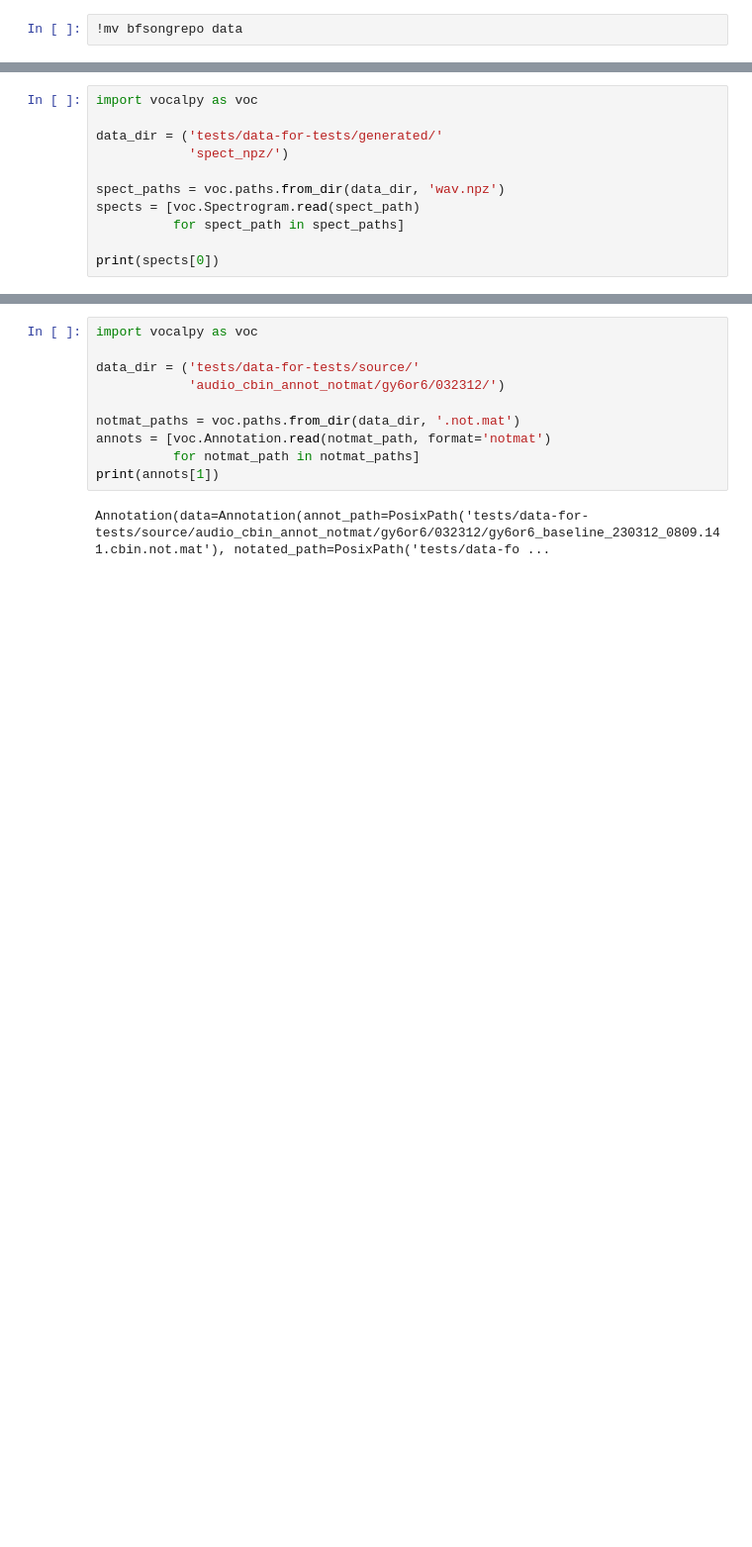
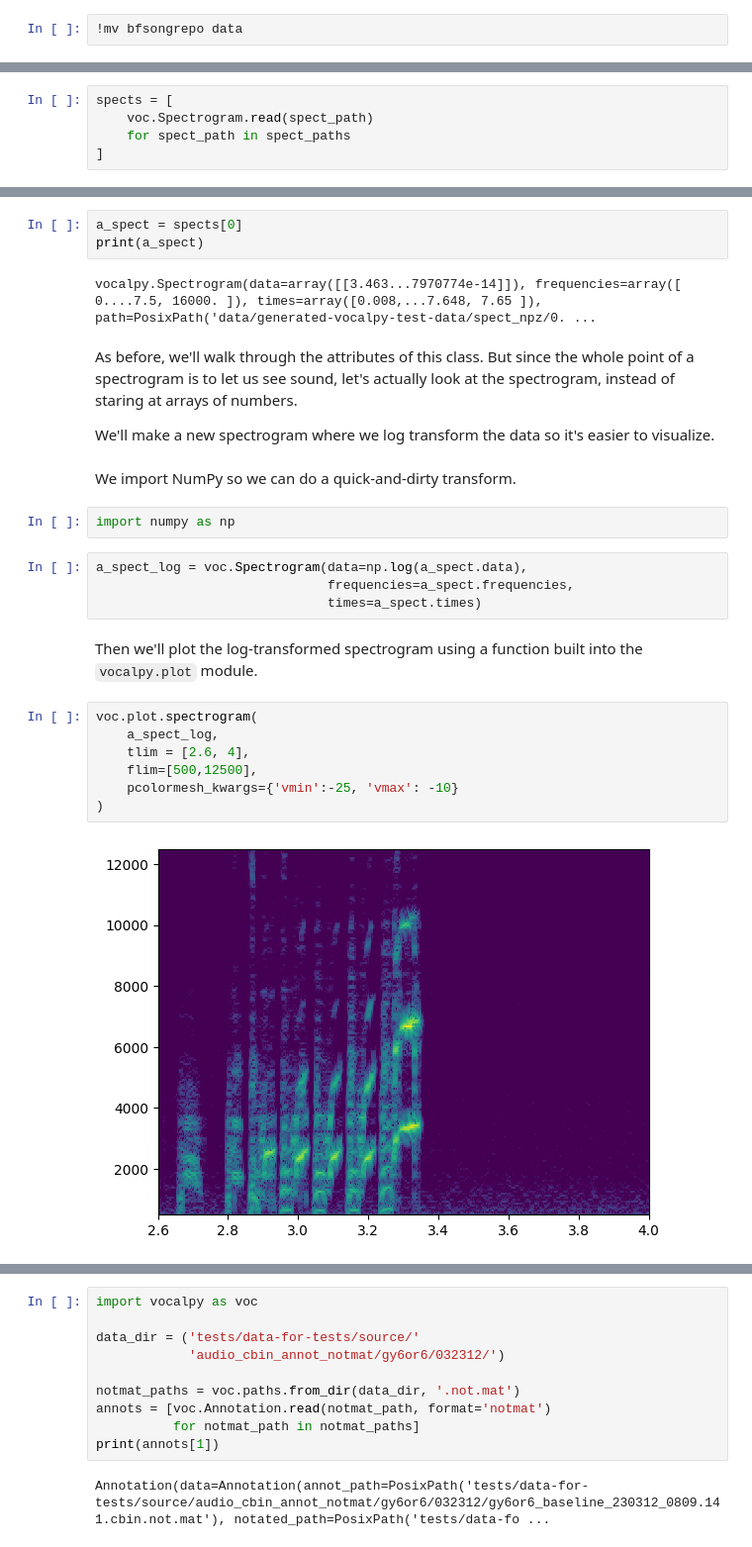
Before and after one commit to vocalpy/vocalpy-notebooks, a Jupyter notebook: 00-vocalpy-features-walkthrough.ipynb, the cells around one changed output, grey strips where cells are left out. Shown at 99% size. Drawn from its saved outputs; the diff is of its cells as text; blank space fills up the shorter version.

```diff
--- a/00-vocalpy-features-walkthrough.ipynb
+++ b/00-vocalpy-features-walkthrough.ipynb
@@ -72,11 +38,0 @@ vocalpy.Audio(data=array([3.0517...66210938e-04]), samplerate=32000, channels=1)
-# %%
-import vocalpy as voc
-
-data_dir = ('tests/data-for-tests/generated/'
-            'spect_npz/')
-
-spect_paths = voc.paths.from_dir(data_dir, 'wav.npz')
-spects = [voc.Spectrogram.read(spect_path)
-          for spect_path in spect_paths]
-
-print(spects[0])
@@ -95,0 +125,5 @@ voc.plot.spectrogram(
+# %%
+spects = [
+    voc.Spectrogram.read(spect_path)
+    for spect_path in spect_paths
+]
@@ -95,0 +132,29 @@ voc.plot.spectrogram(
+# %%
+a_spect = spects[0]
+print(a_spect)
+# %% [output]
+vocalpy.Spectrogram(data=array([[3.463...7970774e-14]]), frequencies=array([    0....7.5, 16000. ]), times=array([0.008,...7.648, 7.65 ]), path=PosixPath('data/generated-vocalpy-test-data/spect_npz/0. ...
+# %% [markdown]
+As before, we'll walk through the attributes of this class.
+But since the whole point of a spectrogram is to let us see sound, let's actually look at the spectrogram, instead of staring at arrays of numbers.
+
+We'll make a new spectrogram where we log transform the data so it's easier to visualize.
+# %% [markdown]
+We import NumPy so we can do a quick-and-dirty transform.
+# %%
+import numpy as np
+# %%
+a_spect_log = voc.Spectrogram(data=np.log(a_spect.data),
+                              frequencies=a_spect.frequencies,
+                              times=a_spect.times)
+# %% [markdown]
+Then we'll plot the log-transformed spectrogram using a function built into the `vocalpy.plot` module.
+# %%
+voc.plot.spectrogram(
+    a_spect_log,
+    tlim = [2.6, 4],
+    flim=[500,12500],
+    pcolormesh_kwargs={'vmin':-25, 'vmax': -10}
+)
+# %% [output]
+[figure, added]
```
Also changed, not shown: parts of 55 cells of this notebook.
